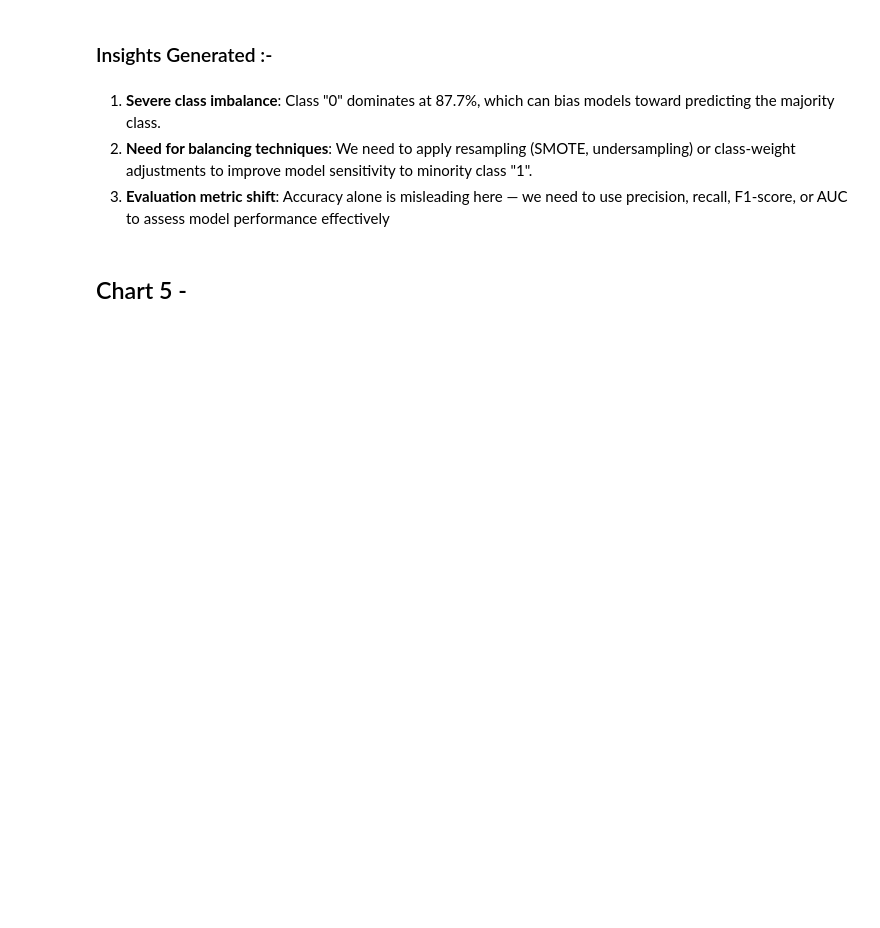
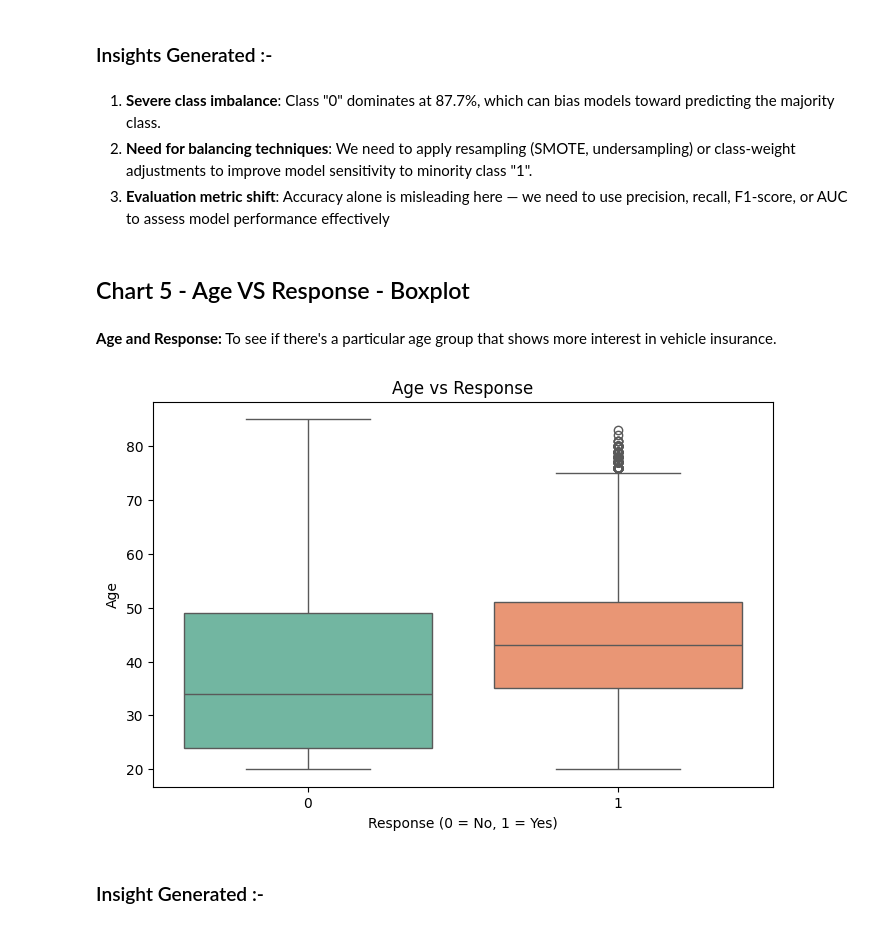
Before and after one commit to Ash99-commits/ML_Health_Insurance_Customers_CrossSell_Prediction, a Jupyter notebook: Health2Vehicle_CrossSell_Insurance_Prediction_by_Ashwani_Kumar_Patra.ipynb, the cells around one changed output. Saved outputs shown, nothing was run; the diff lists cells and outputs as text; code cells hidden in the pictures; blank space fills up the shorter version.

Commit message:
Successfully visualized and driven insights from Chart 5 - Age VS Response - Boxplot

```diff
--- a/Health2Vehicle_CrossSell_Insurance_Prediction_by_Ashwani_Kumar_Patra.ipynb
+++ b/Health2Vehicle_CrossSell_Insurance_Prediction_by_Ashwani_Kumar_Patra.ipynb
@@ -354,4 +354,18 @@ plt.show()
 2. **Need for balancing techniques**: We need to apply resampling (SMOTE, undersampling) or class-weight adjustments to improve model sensitivity to minority class "1".
 3. **Evaluation metric shift**: Accuracy alone is misleading here — we need to use precision, recall, F1-score, or AUC to assess model performance effectively
 # %% [markdown]
-## Chart 5 -
+## Chart 5 - Age VS Response - Boxplot
+# %% [markdown]
+**Age and Response:** To see if there's a particular age group that shows more interest in vehicle insurance.
+# %%
+plt.figure(figsize=(8, 5))
+sns.boxplot(x='Response', y='Age', data=data, palette="Set2", hue='Response', legend=False)
+
+plt.title('Age vs Response')
+plt.xlabel('Response (0 = No, 1 = Yes)')
+plt.ylabel('Age')
+plt.show()
+# %% [output]
+[figure, added]
+# %% [markdown]
+### Insight Generated :-
```
Also changed, not shown: parts of 1 cell of this notebook.
